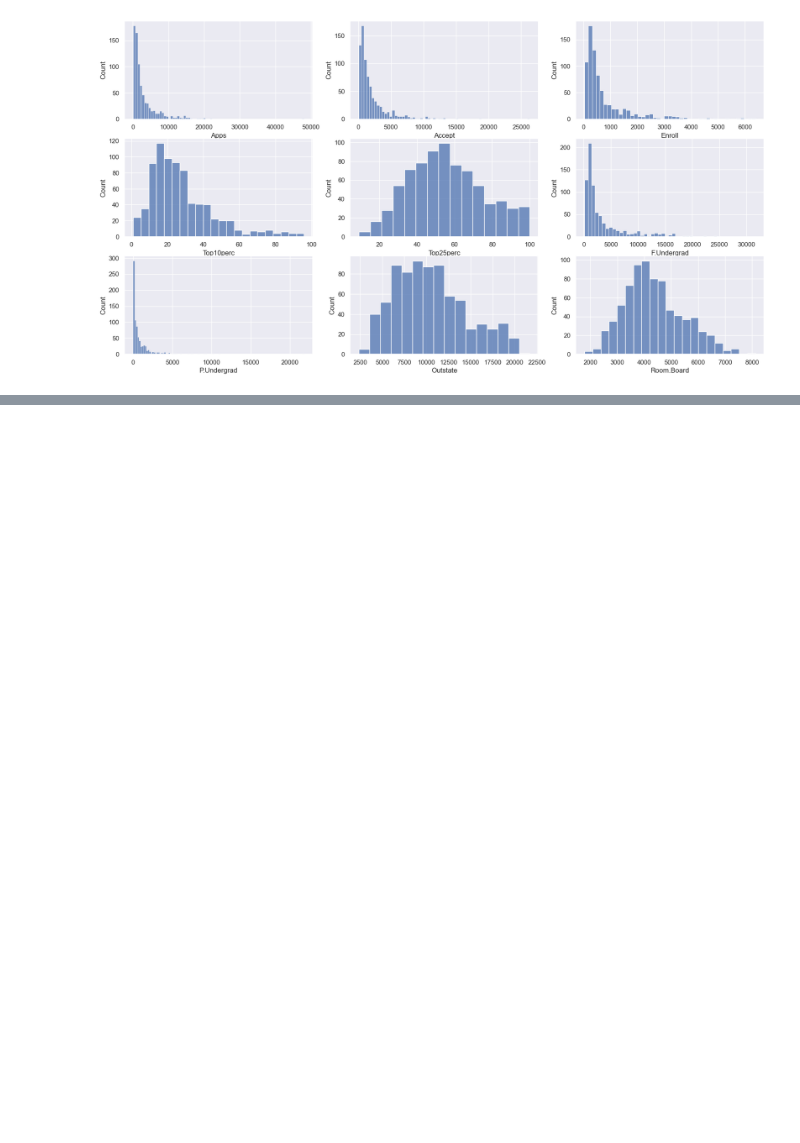
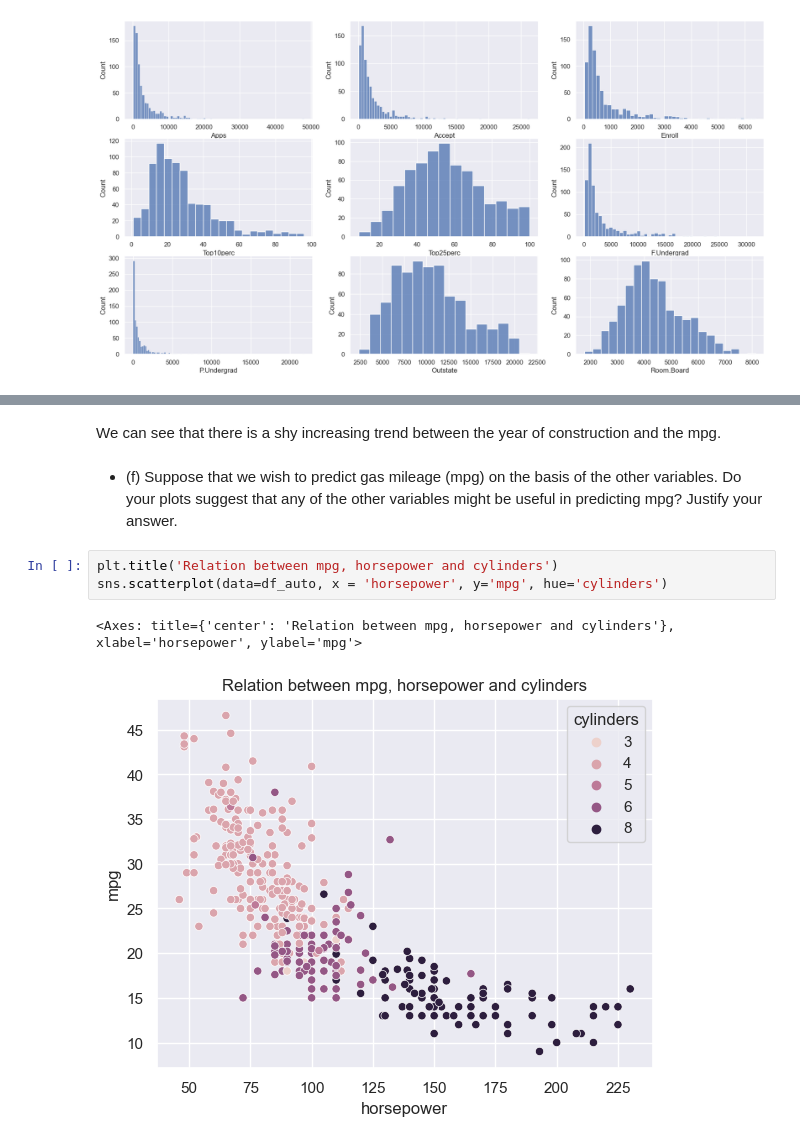
Before and after one commit to VascoSch92/an_introduction_to_statistical_learning, a Jupyter notebook: solutions/chapter_2_statistical_learning.ipynb, the cells around one changed output, grey strips where cells are left out. Drawn from its saved outputs; the diff is of its cells as text; blank space fills up the shorter version.

```diff
--- a/solutions/chapter_2_statistical_learning.ipynb
+++ b/solutions/chapter_2_statistical_learning.ipynb
@@ -254,0 +341,10 @@ g9 = sns.histplot(ax =axs[2,2],  data=df_college, x = 'Room.Board')
+# %% [markdown]
+We can see that there is a shy increasing trend between the year of construction and the mpg.
+# %% [markdown]
+- (f) Suppose that we wish to predict gas mileage (mpg) on the basis of the other variables. Do your plots suggest that any of the other variables might be useful in predicting mpg? Justify your answer.
+# %%
+plt.title('Relation between mpg, horsepower and cylinders')
+sns.scatterplot(data=df_auto, x = 'horsepower', y='mpg', hue='cylinders')
+# %% [output]
+<Axes: title={'center': 'Relation between mpg, horsepower and cylinders'}, xlabel='horsepower', ylabel='mpg'>
+[figure, added]
```
Also changed, not shown: parts of 31 cells of this notebook.
